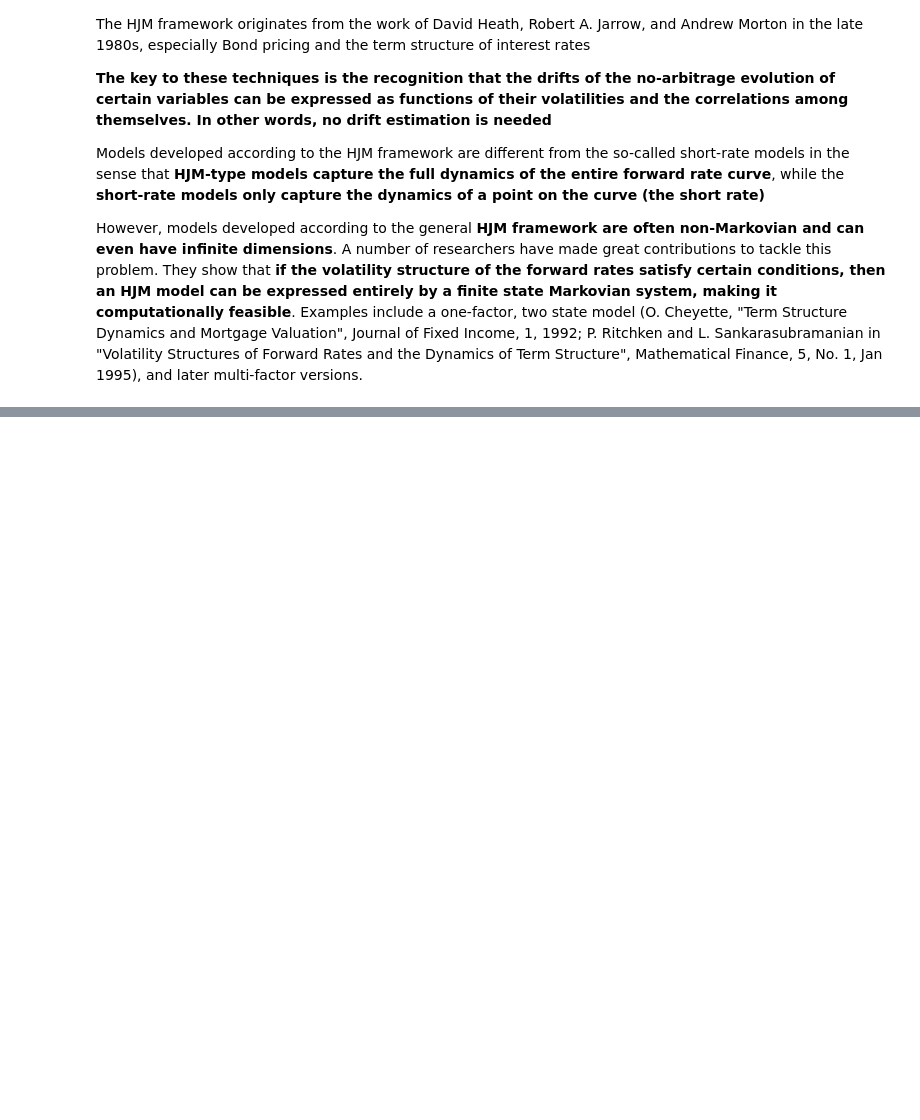
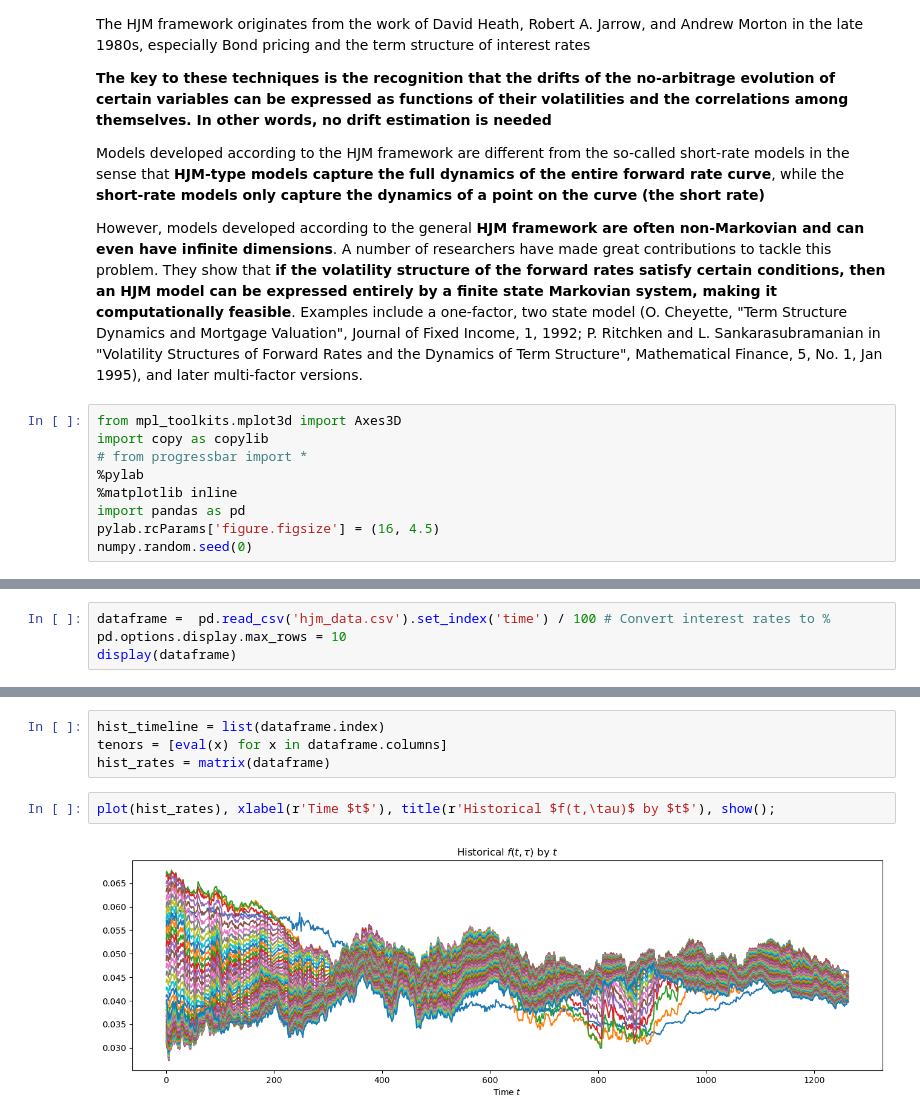
Before and after one commit to sigirisetti/jupyter_notebooks, a Jupyter notebook: fe/calibrations/short_rate/hjm.ipynb, the cells around one changed output, grey strips where cells are left out. Cells and saved outputs as stored; diff of their text form; blank space fills up the shorter version.

```diff
--- a/fe/calibrations/short_rate/hjm.ipynb
+++ b/fe/calibrations/short_rate/hjm.ipynb
@@ -10,3 +10,12 @@ The HJM framework originates from the work of David Heath, Robert A. Jarrow, and
 Models developed according to the HJM framework are different from the so-called short-rate models in the sense that **HJM-type models capture the full dynamics of the entire forward rate curve**, while the **short-rate models only capture the dynamics of a point on the curve (the short rate)**
 
 However, models developed according to the general **HJM framework are often non-Markovian and can even have infinite dimensions**. A number of researchers have made great contributions to tackle this problem. They show that **if the volatility structure of the forward rates satisfy certain conditions, then an HJM model can be expressed entirely by a finite state Markovian system, making it computationally feasible**. Examples include a one-factor, two state model (O. Cheyette, "Term Structure Dynamics and Mortgage Valuation", Journal of Fixed Income, 1, 1992; P. Ritchken and L. Sankarasubramanian in "Volatility Structures of Forward Rates and the Dynamics of Term Structure", Mathematical Finance, 5, No. 1, Jan 1995), and later multi-factor versions.
+# %%
+from mpl_toolkits.mplot3d import Axes3D
+import copy as copylib
+# from progressbar import *
+%pylab
+%matplotlib inline
+import pandas as pd
+pylab.rcParams['figure.figsize'] = (16, 4.5)
+numpy.random.seed(0)
@@ -12,0 +28,4 @@ However, models developed according to the general **HJM framework are often non
+# %%
+dataframe =  pd.read_csv('hjm_data.csv').set_index('time') / 100 # Convert interest rates to %
+pd.options.display.max_rows = 10
+display(dataframe)
@@ -12,0 +47,8 @@ However, models developed according to the general **HJM framework are often non
+# %%
+hist_timeline = list(dataframe.index)
+tenors = [eval(x) for x in dataframe.columns]
+hist_rates = matrix(dataframe)
+# %%
+plot(hist_rates), xlabel(r'Time $t$'), title(r'Historical $f(t,\tau)$ by $t$'), show();
+# %% [output]
+[figure, added]
```
Also changed, not shown: parts of 22 cells of this notebook, 1 other file.
